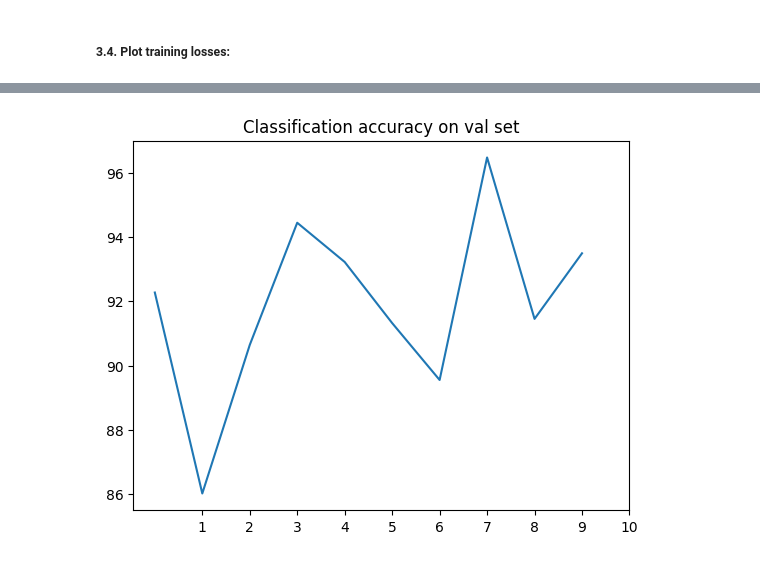
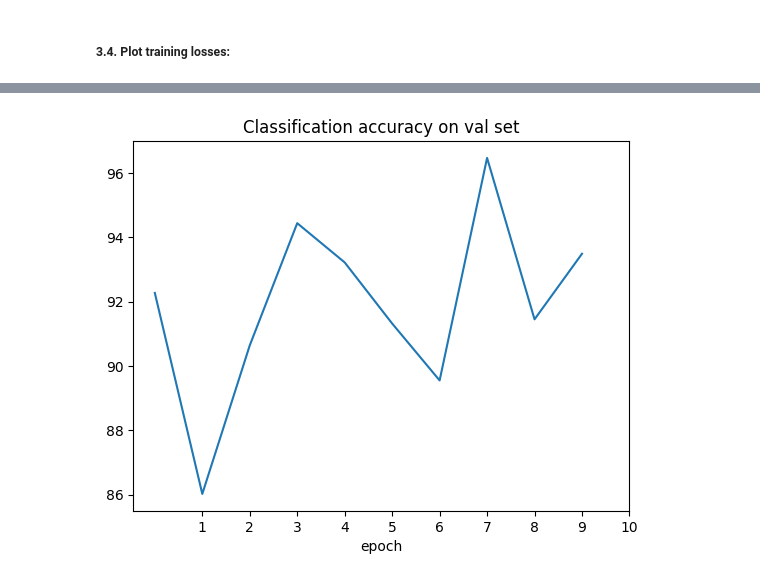
Before and after one commit to Kizza2014/deep_learning_with_pytorch, a Jupyter notebook: object_detection_aio/02-classification_and_bounding_box_regression.ipynb, the cells around one changed output, grey strips where cells are left out. Cells and saved outputs as stored; diff of their text form; code cells hidden in the pictures.

```diff
--- a/object_detection_aio/02-classification_and_bounding_box_regression.ipynb
+++ b/object_detection_aio/02-classification_and_bounding_box_regression.ipynb
@@ -316,9 +320,10 @@ plt.show()
 # %%
 # accuracy on val set
 plt.plot(val_accuracy)
 plt.title('Classification accuracy on val set')
 plt.xticks(range(1,11))
-plt.savefig('val_accuracy.jpg')
+plt.xlabel('epoch')
+plt.savefig('02-graph/val_accuracy.jpg')
 plt.show()
 # %% [output]
-[figure, old version]
+[figure, new version]
```
Also changed, not shown: parts of 4 cells of this notebook, 5 other files.
